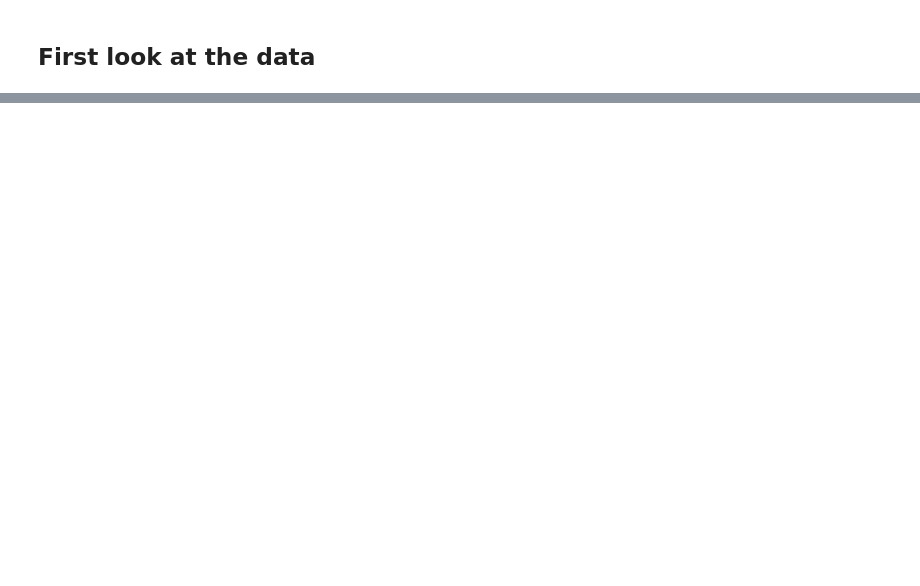
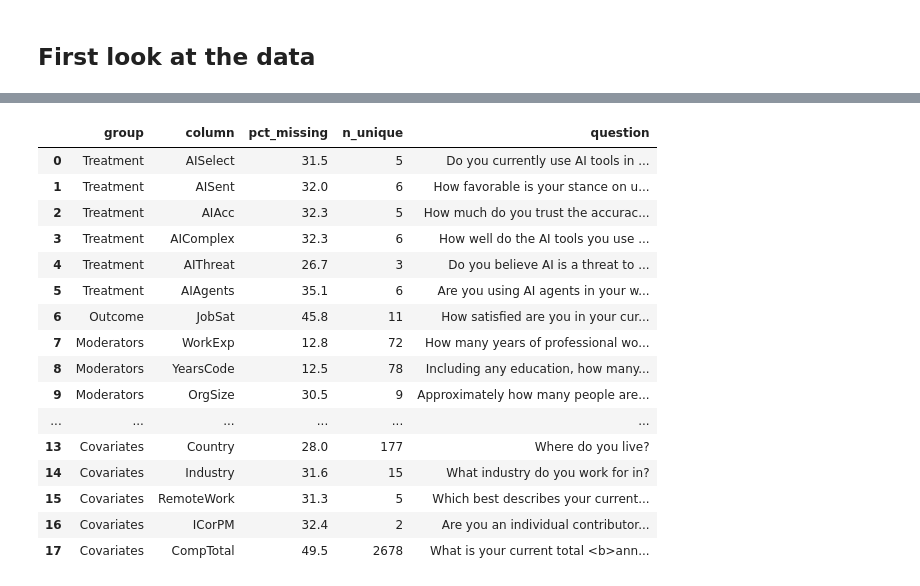
Before and after one commit to SivertIvarhus/Master-Thesis-NOVA-SBE-BA, a Jupyter notebook: notebooks/01-data-exploration.ipynb, the cells around one changed output, grey strips where cells are left out. Cells and saved outputs as stored; diff of their text form; code cells hidden in the pictures; blank space fills up the shorter version.

```diff
--- a/notebooks/01-data-exploration.ipynb
+++ b/notebooks/01-data-exploration.ipynb
@@ -13,2 +45,11 @@ RAW = "../data/raw/"df = pd.read_csv(RAW + "survey_results_public.csv", low_memo
 # %%
-def question(colname):    """Return the full question text for a given column name."""    match = schema.loc[schema["qname"] == colname, "question"]    if len(match):        return match.iloc[0]    return "(not found in schema)"# Examplefor col in ["AISelect", "JobSat", "WorkExp", "OrgSize", "DevType"]:    print(f"{col:12s} → {question(col)}")
+def question(colname):
+    """Return the full question text for a given column name."""
+    match = schema.loc[schema["qname"] == colname, "question"]
+    if len(match):
+        return match.iloc[0]
+    return "(not found in schema)"
+
+# Example
+for col in ["AISelect", "JobSat", "WorkExp", "OrgSize", "DevType"]:
+    print(f"{col:12s} → {question(col)}")
@@ -29,3 +135,42 @@ print("Most complete columns:")missing_df.tail(20)
 # %%
-key_vars = {    "Treatment":  ["AISelect", "AISent", "AIAcc", "AIComplex", "AIThreat", "AIAgents"],    "Outcome":    ["JobSat"],    "Moderators": ["WorkExp", "YearsCode", "OrgSize", "DevType"],    "Covariates": ["Age", "EdLevel", "Country", "Industry", "RemoteWork",                   "ICorPM", "CompTotal"],}rows = []for group, cols in key_vars.items():    for c in cols:        if c in df.columns:            rows.append({                "group": group,                "column": c,                "pct_missing": round(df[c].isna().mean() * 100, 1),                "n_unique": df[c].nunique(),                "question": question(c)[:70],            })key_summary = pd.DataFrame(rows)key_summary
+key_vars = {
+    "Treatment":  ["AISelect", "AISent", "AIAcc", "AIComplex", "AIThreat", "AIAgents"],
+    "Outcome":    ["JobSat"],
+    "Moderators": ["WorkExp", "YearsCode", "OrgSize", "DevType"],
+    "Covariates": ["Age", "EdLevel", "Country", "Industry", "RemoteWork",
+                   "ICorPM", "CompTotal"],
+}
+
+rows = []
+for group, cols in key_vars.items():
+    for c in cols:
+        if c in df.columns:
+            rows.append({
+                "group": group,
+                "column": c,
+                "pct_missing": round(df[c].isna().mean() * 100, 1),
+                "n_unique": df[c].nunique(),
+                "question": question(c)[:70],
+            })
+
+key_summary = pd.DataFrame(rows)
+key_summary
+# %% [output]
+|  | group | column | pct_missing | n_unique | question |
+| 0 | Treatment | AISelect | 31.5 | 5 | Do you currently use AI tools in ... |
+| 1 | Treatment | AISent | 32.0 | 6 | How favorable is your stance on u... |
+| 2 | Treatment | AIAcc | 32.3 | 5 | How much do you trust the accurac... |
+| 3 | Treatment | AIComplex | 32.3 | 6 | How well do the AI tools you use ... |
+| 4 | Treatment | AIThreat | 26.7 | 3 | Do you believe AI is a threat to ... |
+| 5 | Treatment | AIAgents | 35.1 | 6 | Are you using AI agents in your w... |
+| 6 | Outcome | JobSat | 45.8 | 11 | How satisfied are you in your cur... |
+| 7 | Moderators | WorkExp | 12.8 | 72 | How many years of professional wo... |
+| 8 | Moderators | YearsCode | 12.5 | 78 | Including any education, how many... |
+| 9 | Moderators | OrgSize | 30.5 | 9 | Approximately how many people are... |
+| ... | ... | ... | ... | ... | ... |
+| 13 | Covariates | Country | 28.0 | 177 | Where do you live? |
+| 14 | Covariates | Industry | 31.6 | 15 | What industry do you work for in? |
+| 15 | Covariates | RemoteWork | 31.3 | 5 | Which best describes your current... |
+| 16 | Covariates | ICorPM | 32.4 | 2 | Are you an individual contributor... |
+| 17 | Covariates | CompTotal | 49.5 | 2678 | What is your current total <b>ann... |
 # %% [markdown]
```
Also changed, not shown: parts of 14 cells of this notebook.
